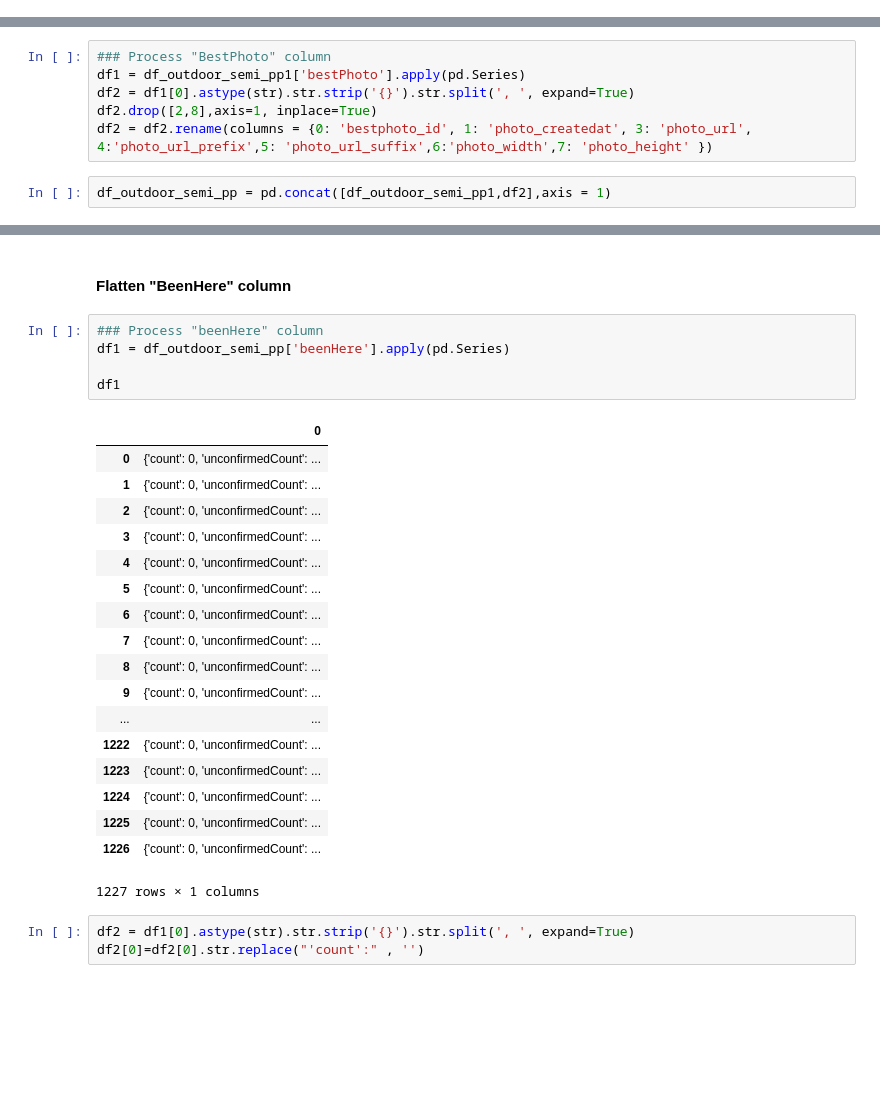
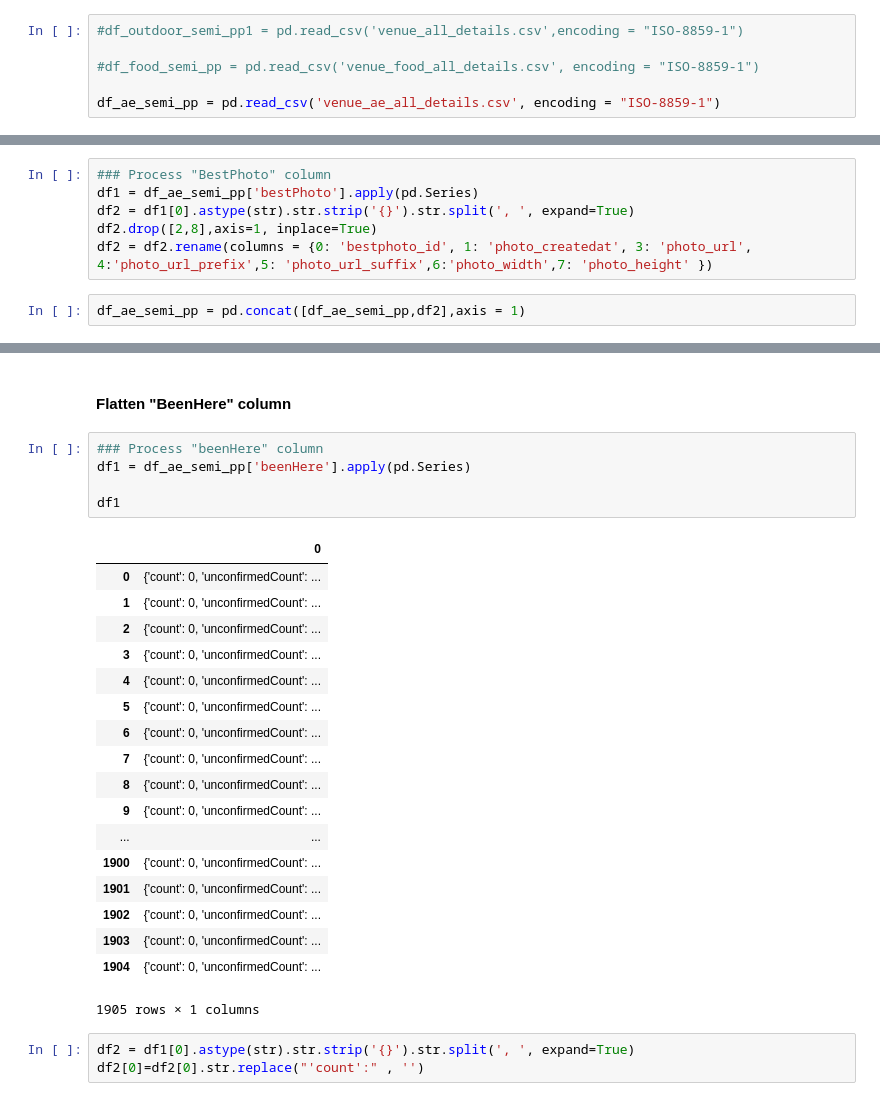
Before and after one commit to subhap15/adventurize, a Jupyter notebook: Pre-processing.ipynb, the cells around one changed output, grey strips where cells are left out. Drawn from its saved outputs; the diff is of its cells as text; blank space fills up the shorter version.

```diff
--- a/Pre-processing.ipynb
+++ b/Pre-processing.ipynb
@@ -17,0 +16,6 @@ df_outdoor_semi_pp1 = pd.read_csv('venue_all_details.csv',encoding = "ISO-8859-1
+# %%
+#df_outdoor_semi_pp1 = pd.read_csv('venue_all_details.csv',encoding = "ISO-8859-1")
+
+#df_food_semi_pp = pd.read_csv('venue_food_all_details.csv', encoding = "ISO-8859-1")
+
+df_ae_semi_pp = pd.read_csv('venue_ae_all_details.csv', encoding = "ISO-8859-1")
@@ -19,10 +42,10 @@ df_outdoor_semi_pp1 = pd.read_csv('venue_all_details.csv',encoding = "ISO-8859-1
 #### Flatten "BestPhoto" column
 # %%
 ### Process "BestPhoto" column
-df1 = df_outdoor_semi_pp1['bestPhoto'].apply(pd.Series)
+df1 = df_ae_semi_pp['bestPhoto'].apply(pd.Series)
 df2 = df1[0].astype(str).str.strip('{}').str.split(', ', expand=True)
 df2.drop([2,8],axis=1, inplace=True)
 df2 = df2.rename(columns = {0: 'bestphoto_id', 1: 'photo_createdat', 3: 'photo_url', 4:'photo_url_prefix',5: 'photo_url_suffix',6:'photo_width',7: 'photo_height' })
 # %%
-df_outdoor_semi_pp = pd.concat([df_outdoor_semi_pp1,df2],axis = 1)
+df_ae_semi_pp = pd.concat([df_ae_semi_pp,df2],axis = 1)
 # %%
@@ -44,28 +69,28 @@ array(['Unnamed: 0', 'allowMenuUrlEdit', 'attributes', 'beenHere',
 #### Flatten "BeenHere" column
 # %%
 ### Process "beenHere" column
-df1 = df_outdoor_semi_pp['beenHere'].apply(pd.Series)
+df1 = df_ae_semi_pp['beenHere'].apply(pd.Series)
 
 df1
 # %% [output]
 |  | 0 |
 | 0 | {'count': 0, 'unconfirmedCount': ... |
 | 1 | {'count': 0, 'unconfirmedCount': ... |
 | 2 | {'count': 0, 'unconfirmedCount': ... |
 | 3 | {'count': 0, 'unconfirmedCount': ... |
 | 4 | {'count': 0, 'unconfirmedCount': ... |
 | 5 | {'count': 0, 'unconfirmedCount': ... |
 | 6 | {'count': 0, 'unconfirmedCount': ... |
 | 7 | {'count': 0, 'unconfirmedCount': ... |
 | 8 | {'count': 0, 'unconfirmedCount': ... |
 | 9 | {'count': 0, 'unconfirmedCount': ... |
 | ... | ... |
-| 1222 | {'count': 0, 'unconfirmedCount': ... |
-| 1223 | {'count': 0, 'unconfirmedCount': ... |
-| 1224 | {'count': 0, 'unconfirmedCount': ... |
-| 1225 | {'count': 0, 'unconfirmedCount': ... |
-| 1226 | {'count': 0, 'unconfirmedCount': ... |
+| 1900 | {'count': 0, 'unconfirmedCount': ... |
+| 1901 | {'count': 0, 'unconfirmedCount': ... |
+| 1902 | {'count': 0, 'unconfirmedCount': ... |
+| 1903 | {'count': 0, 'unconfirmedCount': ... |
+| 1904 | {'count': 0, 'unconfirmedCount': ... |
-1227 rows × 1 columns
+1905 rows × 1 columns
 # %%
 df2 = df1[0].astype(str).str.strip('{}').str.split(', ', expand=True)
 df2[0]=df2[0].str.replace("'count':" , '')
```
Also changed, not shown: parts of 60 cells of this notebook, 2 other files.
